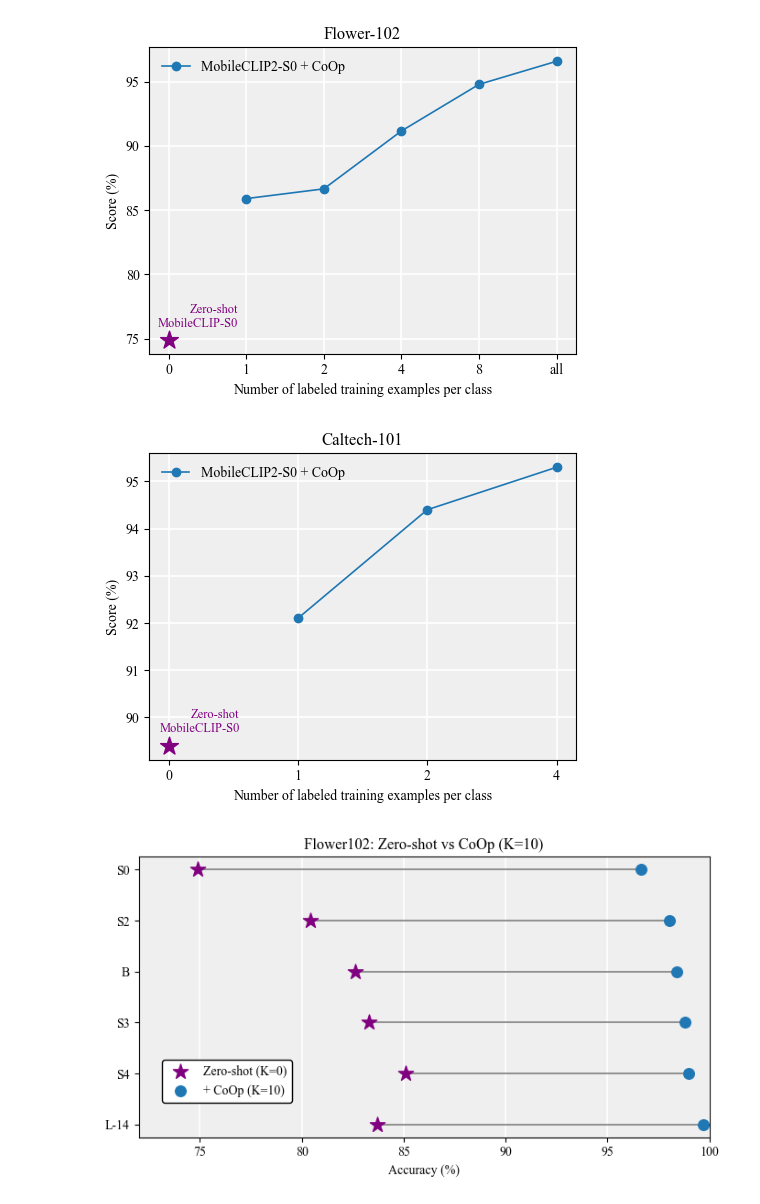
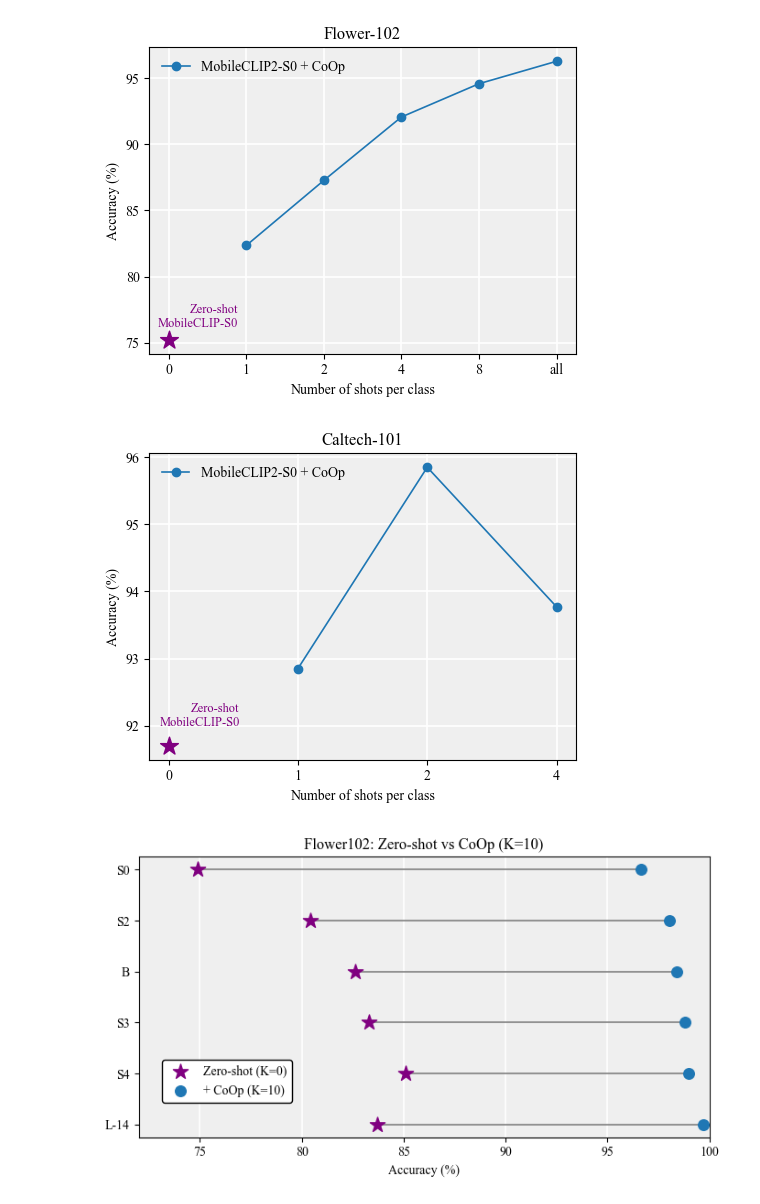
Before and after one commit to dlvr-28/playing_with_clip, a Jupyter notebook: matplotmaker.ipynb, the cells around one changed output. Saved outputs shown, nothing was run; the diff lists cells and outputs as text; code cells hidden in the pictures.

```diff
--- a/matplotmaker.ipynb
+++ b/matplotmaker.ipynb
@@ -73,7 +73,7 @@ shots_labels = ["0", "1", "2", "4", "8", "all"]
 x = np.arange(len(shots_labels))
 
 results = {
-    "S0 + CoOp": [74.9, 85.9, 86.66, 91.17, 94.8, 96.6],  # Flowers
+    "S0 + CoOp": [75.21, 82.35, 87.28, 92.08, 94.6, 96.3],  # Flowers
     #"S0 + CoOp": [58.6, 54.7, 61.3, 64.4, 66.8], #DTD
 }
 
@@ -113,8 +113,8 @@ ax.plot(
 # --- Axis styling ---
 ax.set_xticks(x)
 ax.set_xticklabels(shots_labels)
-ax.set_xlabel("Number of labeled training examples per class")
-ax.set_ylabel("Score (%)")
+ax.set_xlabel("Number of shots per class")
+ax.set_ylabel("Accuracy (%)")
 ax.set_title("Flower-102")
 
 # White grid like CLIP paper
@@ -127,7 +127,7 @@ ax.legend(frameon=False)
 plt.tight_layout()
 plt.show()
 # %% [output]
-[figure, old version]
+[figure, new version]
 # %%
 import matplotlib.pyplot as plt
 import numpy as np
@@ -138,7 +138,7 @@ shots_labels = ["0", "1", "2", "4"]
 x = np.arange(len(shots_labels))
 
 results = {
-    "S0 + CoOp": [89.4, 92.1, 94.4, 95.3], #Caltech
+    "S0 + CoOp": [91.7, 92.85, 95.85, 93.77], #Caltech
 }
 
 fig, ax = plt.subplots(figsize=(5, 4))
@@ -162,36 +162,36 @@ ax.text(
     "Zero-shot\nMobileCLIP-S0",
     color="purple",
     fontsize=9,
     ha="right"
 )
 
 # --- Plot the remaining points as a connected line ---
 ax.plot(
     x[1:], scores[1:],
     marker="o",
     linewidth=1.2,
     markersize=6,
     label="MobileCLIP2-S0 + CoOp",
 )
 
 # --- Axis styling ---
 ax.set_xticks(x)
 ax.set_xticklabels(shots_labels)
-ax.set_xlabel("Number of labeled training examples per class")
-ax.set_ylabel("Score (%)")
+ax.set_xlabel("Number of shots per class")
+ax.set_ylabel("Accuracy (%)")
 ax.set_title("Caltech-101")
 
 # White grid like CLIP paper
 ax.grid(axis="y", color="white", linewidth=1.2)
 ax.grid(axis="x", color="white", linewidth=1.2)
 
 # Legend without background box
 ax.legend(frameon=False)
 
 plt.tight_layout()
 plt.show()
 # %% [output]
-[figure, old version]
+[figure, new version]
 # %%
 import matplotlib.pyplot as plt
 import numpy as np
```
Also changed, not shown: parts of 1 cell of this notebook, 1 other file.
